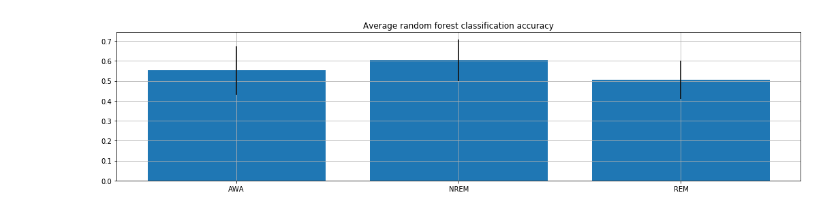
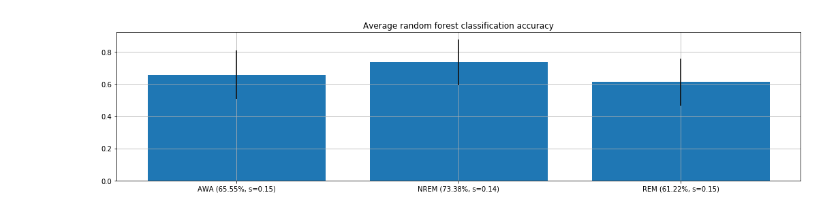
Before and after one commit to PhilippThoelke/caffeine-sleep, a Jupyter notebook: multiFeatureML/MultiFeatureRFFigures.ipynb, the cells around one changed output. Cells and saved outputs as stored; diff of their text form; code cells hidden in the pictures.

```diff
--- a/multiFeatureML/MultiFeatureRFFigures.ipynb
+++ b/multiFeatureML/MultiFeatureRFFigures.ipynb
@@ -27,11 +29,11 @@ scores = {}
 feature_names = {}
 
 for stage in STAGES:
-    with open(os.path.join(RESULTS_PATH, f'randomForest_avg{CAF_DOSE}', f'importances-{stage}.pickle'), 'rb') as file:
+    with open(os.path.join(RESULTS_PATH, f'new_score_rf{CAF_DOSE}', f'specpermen_importances-{stage}.pickle'), 'rb') as file:
         importances[stage] = pickle.load(file)
-    with open(os.path.join(RESULTS_PATH, f'randomForest_avg{CAF_DOSE}', f'scores-{stage}.pickle'), 'rb') as file:
+    with open(os.path.join(RESULTS_PATH, f'new_score_rf{CAF_DOSE}', f'specpermen_scores-{stage}.pickle'), 'rb') as file:
         scores[stage] = pickle.load(file)
-    with open(os.path.join(RESULTS_PATH, f'randomForest_avg{CAF_DOSE}', f'feature_names-{stage}.pickle'), 'rb') as file:
+    with open(os.path.join(RESULTS_PATH, f'new_score_rf{CAF_DOSE}', f'specpermen_feature_names-{stage}.pickle'), 'rb') as file:
         feature_names[stage] = pickle.load(file)
 # %%
 importance_means = {}
@@ -48,10 +50,10 @@ for stage in STAGES:
 # %%
 plt.figure(figsize=(18, 4))
 plt.title('Average random forest classification accuracy')
 plt.bar(np.arange(len(score_means)), score_means.values(), yerr=score_stds.values())
-plt.xticks(np.arange(len(score_means)), [stage.replace('AWSL', 'AWA') for stage in STAGES])
+plt.xticks(np.arange(len(score_means)), [stage.replace('AWSL', 'AWA') + f' ({acc*100:.2f}%, s={std:.2f})' for stage, acc, std in zip(STAGES, score_means.values(), score_stds.values())])
 plt.grid()
-plt.savefig(os.path.join(FIGURE_PATH, f'randomForest{CAF_DOSE}', 'accuracy'), dpi=400)
+plt.savefig(os.path.join(FIGURE_PATH, f'randomForest{CAF_DOSE}', 'multiFeatureRF-accuracy'), dpi=400)
 plt.show()
 # %% [output]
-[figure, old version]
+[figure, new version]
```
Also changed, not shown: parts of 7 cells of this notebook, 3 other files.
